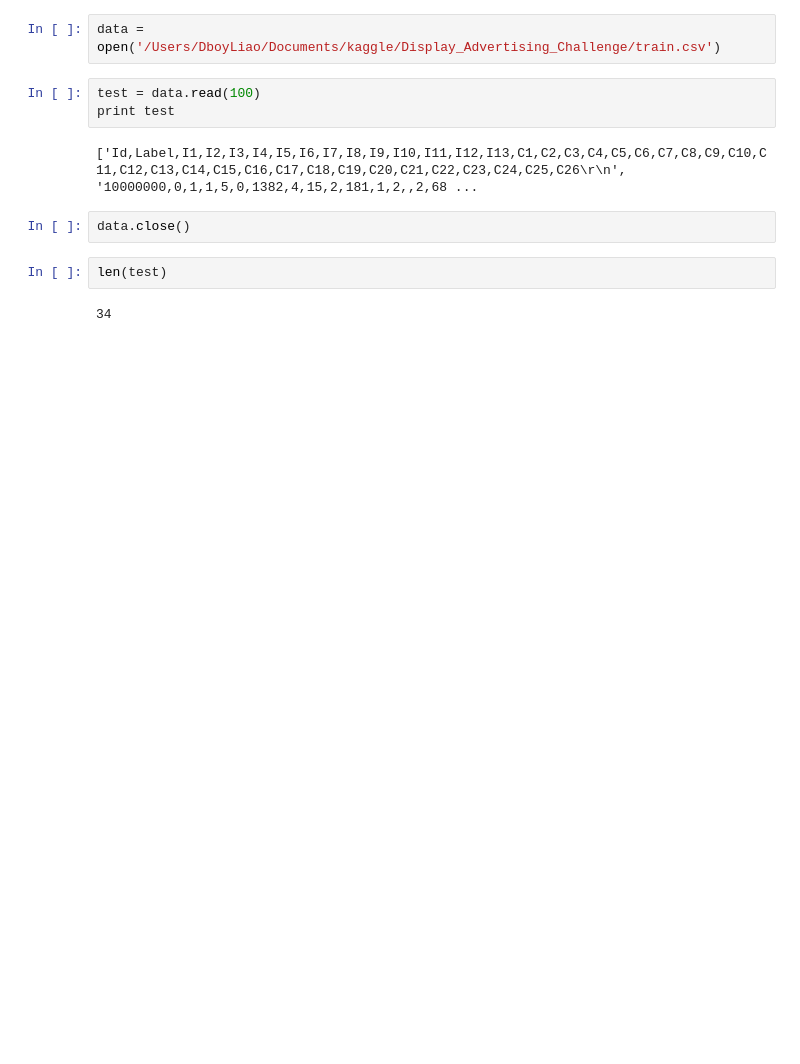
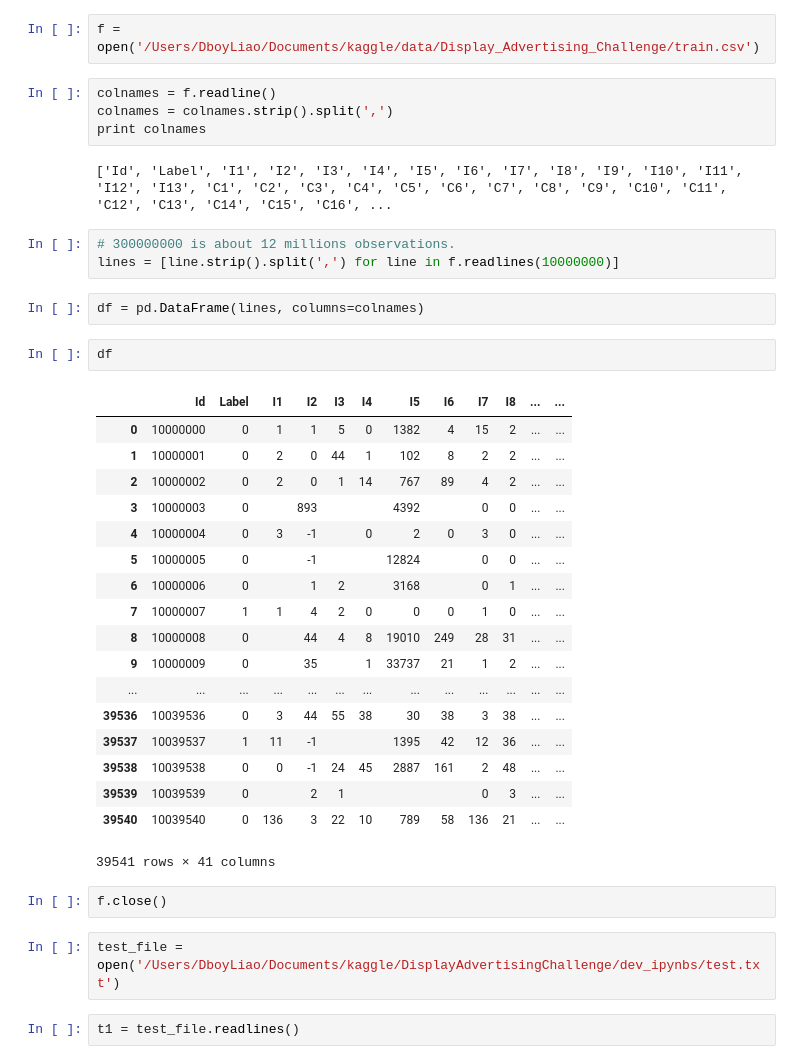
Before and after one commit to c3h3/DisplayAdvertisingChallenge, a Jupyter notebook: dev_ipynbs/Dev_20140723_dboyliao.ipynb, the cells around one changed output. Saved outputs shown, nothing was run; the diff lists cells and outputs as text; blank space fills up the shorter version.

```diff
--- a/dev_ipynbs/Dev_20140723_dboyliao.ipynb
+++ b/dev_ipynbs/Dev_20140723_dboyliao.ipynb
@@ -3,13 +4,40 @@ import pandas
 # %%
-data = open('/Users/DboyLiao/Documents/kaggle/Display_Advertising_Challenge/train.csv')
+f = open('/Users/DboyLiao/Documents/kaggle/data/Display_Advertising_Challenge/train.csv')
-# %%
-test = data.read(100)
-print test
-# %% [output]
-['Id,Label,I1,I2,I3,I4,I5,I6,I7,I8,I9,I10,I11,I12,I13,C1,C2,C3,C4,C5,C6,C7,C8,C9,C10,C11,C12,C13,C14,C15,C16,C17,C18,C19,C20,C21,C22,C23,C24,C25,C26\r\n', '10000000,0,1,1,5,0,1382,4,15,2,181,1,2,,2,68 ...
+# %%
+colnames = f.readline()
+colnames = colnames.strip().split(',')
+print colnames
+# %% [output]
+['Id', 'Label', 'I1', 'I2', 'I3', 'I4', 'I5', 'I6', 'I7', 'I8', 'I9', 'I10', 'I11', 'I12', 'I13', 'C1', 'C2', 'C3', 'C4', 'C5', 'C6', 'C7', 'C8', 'C9', 'C10', 'C11', 'C12', 'C13', 'C14', 'C15', 'C16', ...
+# %%
+# 300000000 is about 12 millions observations.
+lines = [line.strip().split(',') for line in f.readlines(10000000)]
+# %%
+df = pd.DataFrame(lines, columns=colnames)
+# %%
+df
+# %% [output]
+|  | Id | Label | I1 | I2 | I3 | I4 | I5 | I6 | I7 | I8 | ... | ... |
+| 0 | 10000000 | 0 | 1 | 1 | 5 | 0 | 1382 | 4 | 15 | 2 | ... | ... |
+| 1 | 10000001 | 0 | 2 | 0 | 44 | 1 | 102 | 8 | 2 | 2 | ... | ... |
+| 2 | 10000002 | 0 | 2 | 0 | 1 | 14 | 767 | 89 | 4 | 2 | ... | ... |
+| 3 | 10000003 | 0 |  | 893 |  |  | 4392 |  | 0 | 0 | ... | ... |
+| 4 | 10000004 | 0 | 3 | -1 |  | 0 | 2 | 0 | 3 | 0 | ... | ... |
+| 5 | 10000005 | 0 |  | -1 |  |  | 12824 |  | 0 | 0 | ... | ... |
+| 6 | 10000006 | 0 |  | 1 | 2 |  | 3168 |  | 0 | 1 | ... | ... |
+| 7 | 10000007 | 1 | 1 | 4 | 2 | 0 | 0 | 0 | 1 | 0 | ... | ... |
+| 8 | 10000008 | 0 |  | 44 | 4 | 8 | 19010 | 249 | 28 | 31 | ... | ... |
+| 9 | 10000009 | 0 |  | 35 |  | 1 | 33737 | 21 | 1 | 2 | ... | ... |
+| ... | ... | ... | ... | ... | ... | ... | ... | ... | ... | ... | ... | ... |
+| 39536 | 10039536 | 0 | 3 | 44 | 55 | 38 | 30 | 38 | 3 | 38 | ... | ... |
+| 39537 | 10039537 | 1 | 11 | -1 |  |  | 1395 | 42 | 12 | 36 | ... | ... |
+| 39538 | 10039538 | 0 | 0 | -1 | 24 | 45 | 2887 | 161 | 2 | 48 | ... | ... |
+| 39539 | 10039539 | 0 |  | 2 | 1 |  |  |  | 0 | 3 | ... | ... |
+| 39540 | 10039540 | 0 | 136 | 3 | 22 | 10 | 789 | 58 | 136 | 21 | ... | ... |
+39541 rows × 41 columns
 # %%
-data.close()
+f.close()
-# %%
-len(test)
-# %% [output]
-34
+# %%
+test_file = open('/Users/DboyLiao/Documents/kaggle/DisplayAdvertisingChallenge/dev_ipynbs/test.txt')
+# %%
+t1 = test_file.readlines()
```
Also changed, not shown: parts of 8 cells of this notebook.
